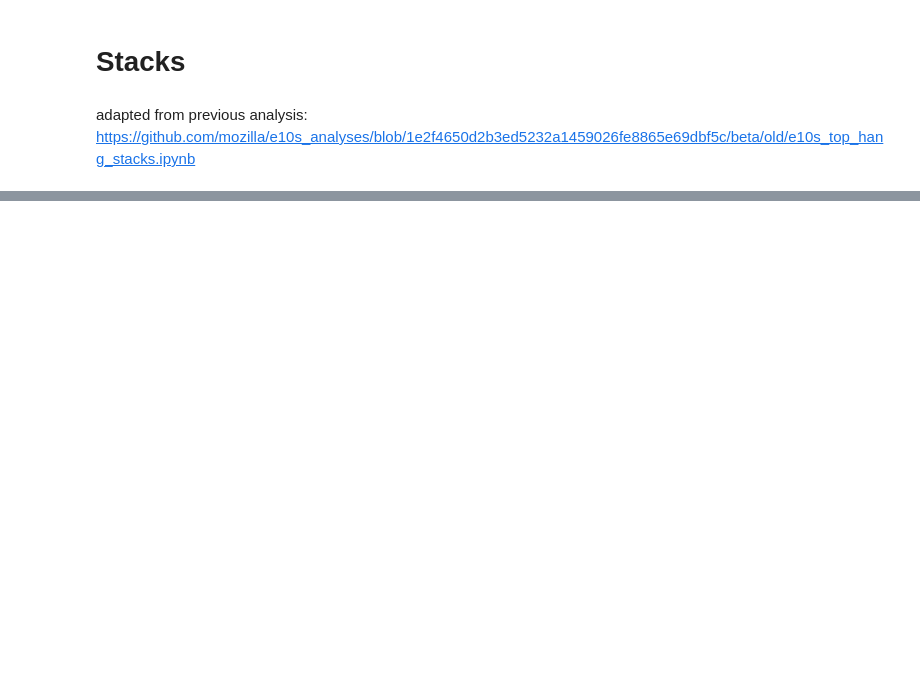
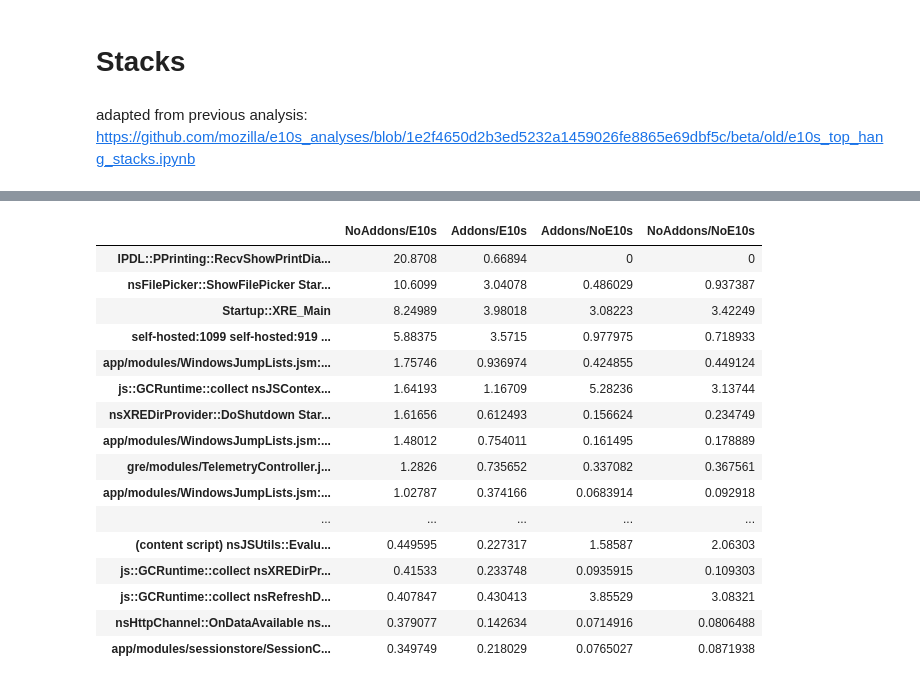
Before and after one commit to benmiroglio/e10s_analyses, a Jupyter notebook: beta/51/week9/e10s_experiment.ipynb, the cells around one changed output, grey strips where cells are left out. Drawn from its saved outputs; the diff is of its cells as text; code cells hidden in the pictures; blank space fills up the shorter version.

```diff
--- a/beta/51/week9/e10s_experiment.ipynb
+++ b/beta/51/week9/e10s_experiment.ipynb
@@ -1249,19 +1264,0 @@ NE:  0.0000%:
-# %%
-def get_top_stacks_per_group(ae, ane, e, ne, count):
-    ae_total_count = sum(ae.values())
-    ane_total_count = sum(ane.values())
-    e_total_count = sum(e.values())
-    ne_total_count = sum(e.values())
-    result = []
-    for ae_, ae_stack_count in Counter(ae).most_common(count):
-        row = {}
-        ane_stack_count = ane.get(ae_, 0)
-        e_stack_count = e.get(ae_, 0)
-        ne_stack_count = ne.get(ae_, 0)
-        row = {'AE': 100.0 * ae_stack_count / ae_total_count,
-               'ANE': 100.0 * ane_stack_count / ane_total_count,
-               'E': 100.0 * e_stack_count / e_total_count,
-               'NE':100.0 * ne_stack_count / ne_total_count,
-               'stack': "<br>".join(reversed(ae_))}
-        result.append(row)
-    return result
@@ -1324,0 +1293,23 @@ max(df.max())
+# %%
+df_e10s = get_top_stacks_per_group(e10s ,addons_e10s, addons_no_e10s, no_e10s, 25,
+                       names=['NoAddons/E10s', 'Addons/E10s', 'Addons/NoE10s', 'NoAddons/NoE10s'])
+# %%
+heat_map_df(df_e10s)
+# %% [output]
+|  | NoAddons/E10s | Addons/E10s | Addons/NoE10s | NoAddons/NoE10s |
+| IPDL::PPrinting::RecvShowPrintDia... | 20.8708 | 0.66894 | 0 | 0 |
+| nsFilePicker::ShowFilePicker Star... | 10.6099 | 3.04078 | 0.486029 | 0.937387 |
+| Startup::XRE_Main | 8.24989 | 3.98018 | 3.08223 | 3.42249 |
+| self-hosted:1099 self-hosted:919 ... | 5.88375 | 3.5715 | 0.977975 | 0.718933 |
+| app/modules/WindowsJumpLists.jsm:... | 1.75746 | 0.936974 | 0.424855 | 0.449124 |
+| js::GCRuntime::collect nsJSContex... | 1.64193 | 1.16709 | 5.28236 | 3.13744 |
+| nsXREDirProvider::DoShutdown Star... | 1.61656 | 0.612493 | 0.156624 | 0.234749 |
+| app/modules/WindowsJumpLists.jsm:... | 1.48012 | 0.754011 | 0.161495 | 0.178889 |
+| gre/modules/TelemetryController.j... | 1.2826 | 0.735652 | 0.337082 | 0.367561 |
+| app/modules/WindowsJumpLists.jsm:... | 1.02787 | 0.374166 | 0.0683914 | 0.092918 |
+| ... | ... | ... | ... | ... |
+| (content script) nsJSUtils::Evalu... | 0.449595 | 0.227317 | 1.58587 | 2.06303 |
+| js::GCRuntime::collect nsXREDirPr... | 0.41533 | 0.233748 | 0.0935915 | 0.109303 |
+| js::GCRuntime::collect nsRefreshD... | 0.407847 | 0.430413 | 3.85529 | 3.08321 |
+| nsHttpChannel::OnDataAvailable ns... | 0.379077 | 0.142634 | 0.0714916 | 0.0806488 |
+| app/modules/sessionstore/SessionC... | 0.349749 | 0.218029 | 0.0765027 | 0.0871938 |
```
Also changed, not shown: parts of 35 cells of this notebook.
